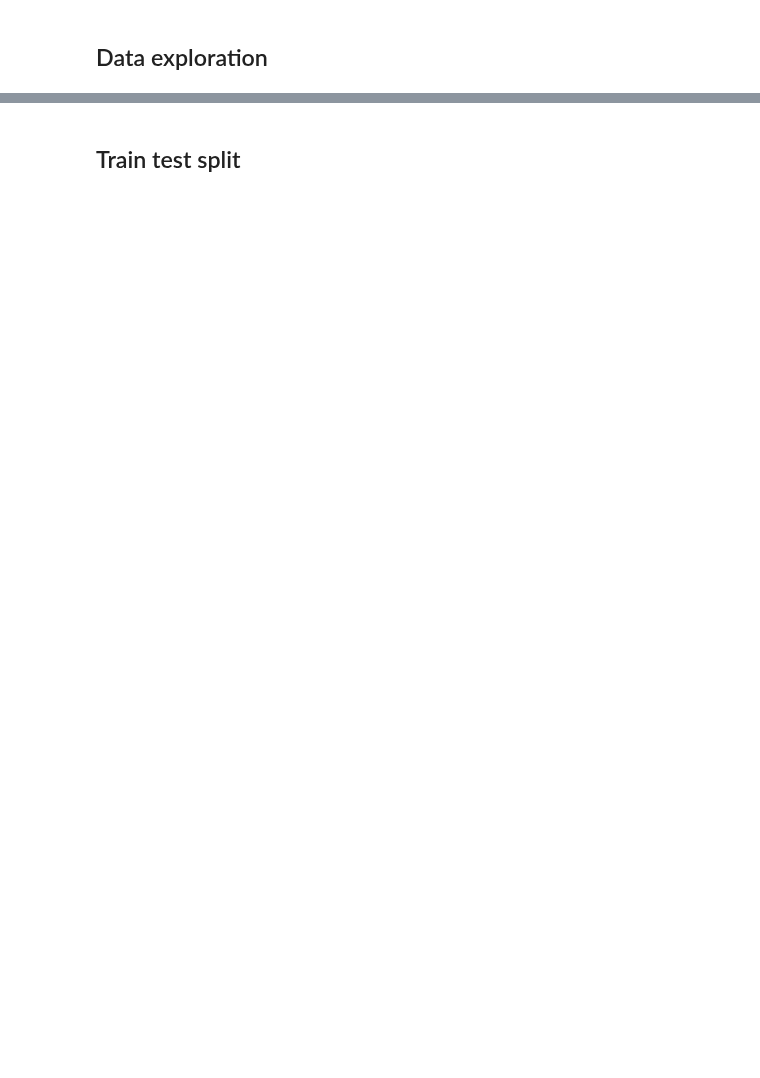
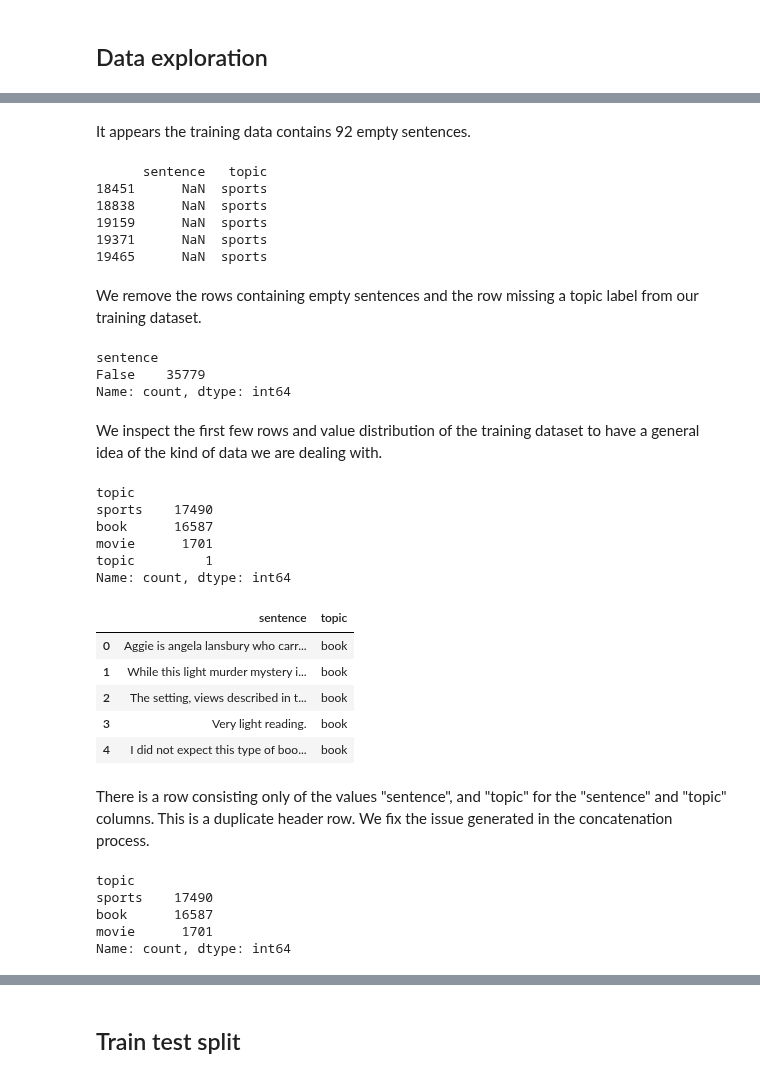
Before and after one commit to einavrobyncohen/Text-Mining-Assignments, a Jupyter notebook: tmproject/topic_analysis.ipynb, the cells around one changed output, grey strips where cells are left out. Drawn from its saved outputs; the diff is of its cells as text; code cells hidden in the pictures; blank space fills up the shorter version.

```diff
--- a/tmproject/topic_analysis.ipynb
+++ b/tmproject/topic_analysis.ipynb
@@ -24,0 +30,18 @@ from sklearn.model_selection import train_test_split
+# %%
+# Load training dataset, dropping the sentiment column
+path_to_train_folder = "training_sets/sentiment-topic/"
+path_to_train_file = f"{path_to_train_folder}sentiment_topic_train.tsv"
+train = pd.read_csv(
+    path_to_train_file,
+    sep="\t",
+    usecols=["sentence", "topic"]
+)
+
+# Load test dataset, dropping the sentiment column
+path_to_test_folder = "test_sets/"
+path_to_test_file = f"{path_to_test_folder}sentiment-topic-test.tsv"
+test = pd.read_csv(
+    path_to_test_file,
+    sep="\t",
+    usecols=["sentence", "topic"]
+)
@@ -24,0 +65,62 @@ from sklearn.model_selection import train_test_split
+# %% [markdown]
+It appears the training data contains 92 empty sentences.
+# %%
+# Filter rows where the sentence column is null
+null_sentence = train[train["sentence"].isnull()]
+
+# Inspect the first few rows of the filtered dataframe
+null_sentence.head(5)
+# %% [output]
+      sentence   topic
+18451      NaN  sports
+18838      NaN  sports
+19159      NaN  sports
+19371      NaN  sports
+19465      NaN  sports
+# %% [markdown]
+We remove the rows containing empty sentences and the row missing a topic label from our training dataset.
+# %%
+# Filter to keep rows where the sentence is not null
+train = train[train["sentence"].notnull()]
+
+# Check the training data for null values
+train['sentence'].isnull().value_counts()
+# %% [output]
+sentence
+False    35779
+Name: count, dtype: int64
+# %% [markdown]
+We inspect the first few rows and value distribution of the training dataset to have a general idea of the kind of data we are dealing with.
+# %%
+# Print the number of instances per topic in the training set
+print(train['topic'].value_counts())
+
+# Inspect the first few rows of the training data
+train.head(5)
+# %% [output]
+topic
+sports    17490
+book      16587
+movie      1701
+topic         1
+Name: count, dtype: int64
+|  | sentence | topic |
+| 0 | Aggie is angela lansbury who carr... | book |
+| 1 | While this light murder mystery i... | book |
+| 2 | The setting, views described in t... | book |
+| 3 | Very light reading. | book |
+| 4 | I did not expect this type of boo... | book |
+# %% [markdown]
+There is a row consisting only of the values "sentence", and "topic" for the "sentence" and "topic" columns. This is a duplicate header row. We fix the issue generated in the concatenation process.
+# %%
+# Filter to keep the rows that are not a duplicate header row
+train = train[train['sentence'] != 'sentence']
+
+# Print the number of instances per topic in the training set
+print(train['topic'].value_counts())
+# %% [output]
+topic
+sports    17490
+book      16587
+movie      1701
+Name: count, dtype: int64
```
Also changed, not shown: parts of 24 cells of this notebook.
